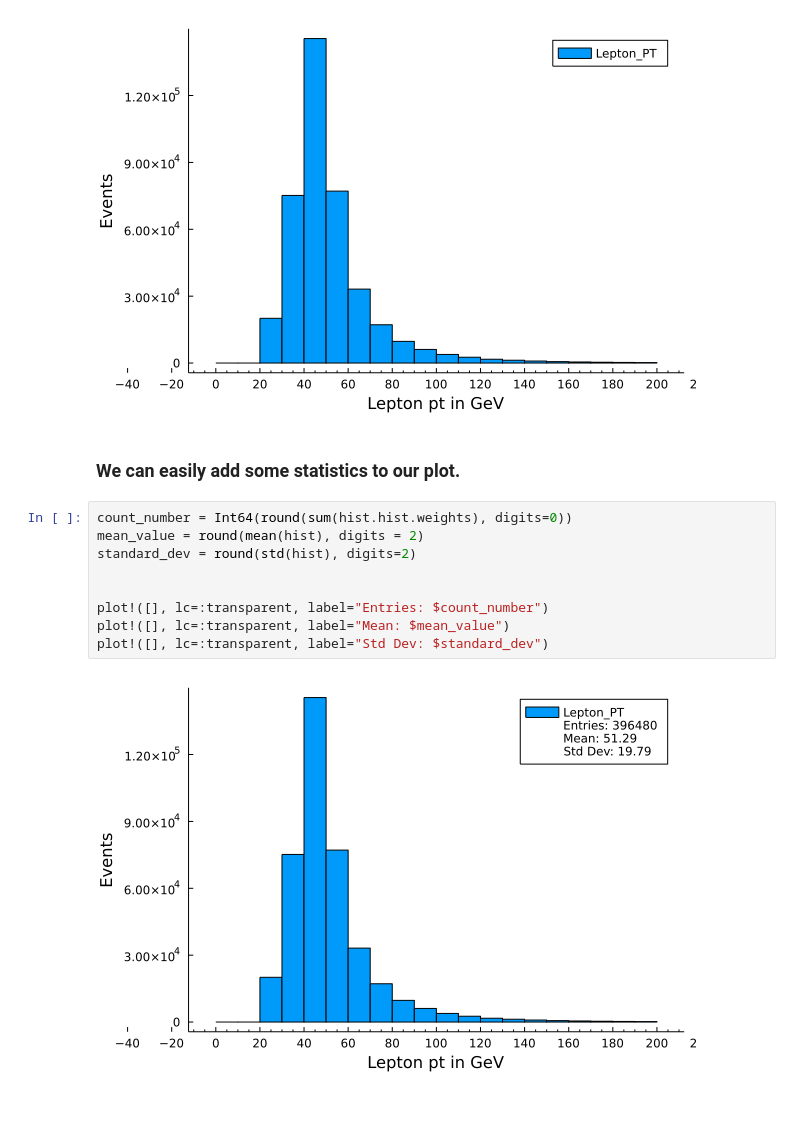
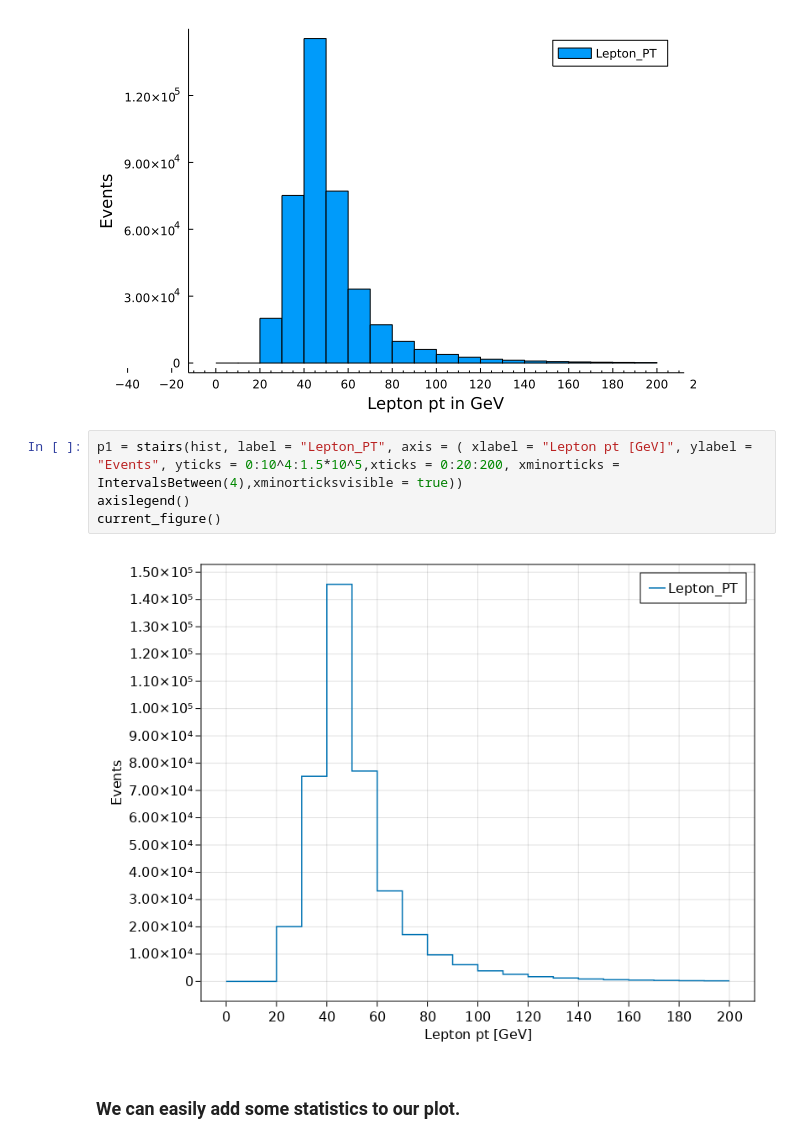
Before and after one commit to Momox357/Atas-OpenData-Notebooks-Julia, a Jupyter notebook: 8-TeV examples/Julia-ATLAS_OpenData_8-TeV_cpp_simple_cut_and_count_analysis_example.ipynb, the cells around one changed output. Drawn from its saved outputs; the diff is of its cells as text; blank space fills up the shorter version.

```diff
--- a/8-TeV examples/Julia-ATLAS_OpenData_8-TeV_cpp_simple_cut_and_count_analysis_example.ipynb
+++ b/8-TeV examples/Julia-ATLAS_OpenData_8-TeV_cpp_simple_cut_and_count_analysis_example.ipynb
@@ -91,16 +91,11 @@ end
 plot(hist, label = "Lepton_PT", xlabel = "Lepton pt in GeV", ylabel = "Events", xticks = 20, xminorticks = 4, grid = false, yformatter = :scientific)
 # %% [output]
 [figure]
+# %%
+p1 = stairs(hist, label = "Lepton_PT", axis = ( xlabel = "Lepton pt [GeV]", ylabel = "Events", yticks = 0:10^4:1.5*10^5,xticks = 0:20:200, xminorticks = IntervalsBetween(4),xminorticksvisible = true))
+axislegend()
+current_figure()
+# %% [output]
+[figure, added]
 # %% [markdown]
 ### We can easily add some statistics to our plot.
-# %%
-count_number = Int64(round(sum(hist.hist.weights), digits=0))
-mean_value = round(mean(hist), digits = 2)
-standard_dev = round(std(hist), digits=2)
-
-
-plot!([], lc=:transparent, label="Entries: $count_number")
-plot!([], lc=:transparent, label="Mean: $mean_value")
-plot!([], lc=:transparent, label="Std Dev: $standard_dev")
-# %% [output]
-[figure, removed]
```
Also changed, not shown: parts of 3 cells of this notebook, 1 other file.
